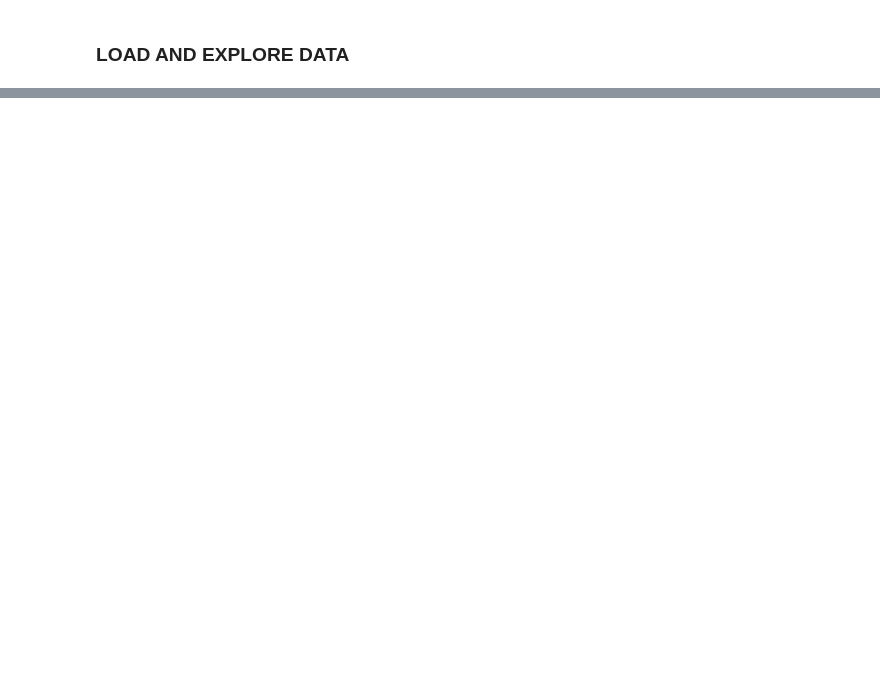
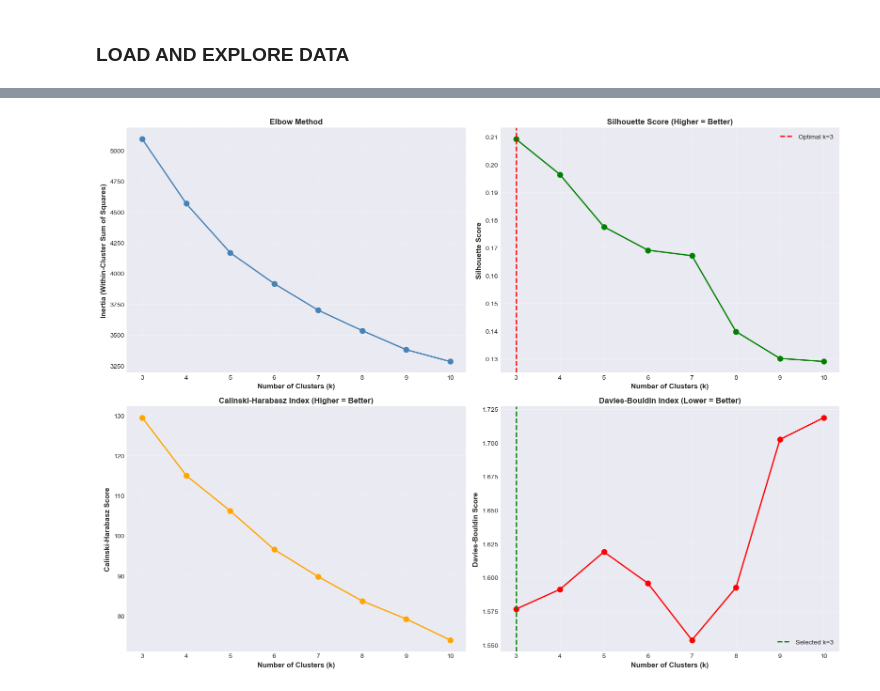
Before and after one commit to andrewkamal/Portfolio-Asset-Clustering, a Jupyter notebook: Portfolio Asset Clustering.ipynb, the cells around one changed output, grey strips where cells are left out. Saved outputs shown, nothing was run; the diff lists cells and outputs as text; code cells hidden in the pictures; blank space fills up the shorter version.

```diff
--- a/Portfolio Asset Clustering.ipynb
+++ b/Portfolio Asset Clustering.ipynb
@@ -434,0 +385,88 @@ Categorical features: 4
+# %%
+print(f"\n{'='*80}")
+print("OPTIMAL NUMBER OF CLUSTERS")
+print(f"{'='*80}")
+
+print("\nTesting K-Means with different cluster numbers...")
+print("Using 3 validation metrics for robust selection:\n")
+
+# Test range of k values
+k_range = range(3, 11)
+inertias = []
+silhouette_scores = []
+calinski_scores = []
+davies_bouldin_scores = []
+
+for k in k_range:
+    kmeans = KMeans(n_clusters=k, random_state=42, n_init=20)
+    labels = kmeans.fit_predict(features_pca)
+
+    inertias.append(kmeans.inertia_)
+    silhouette_scores.append(silhouette_score(features_pca, labels))
+    calinski_scores.append(calinski_harabasz_score(features_pca, labels))
+    davies_bouldin_scores.append(davies_bouldin_score(features_pca, labels))
+
+# Find optimal k based on different metrics
+optimal_k_silhouette = k_range[np.argmax(silhouette_scores)]
+optimal_k_calinski = k_range[np.argmax(calinski_scores)]
+optimal_k_davies = k_range[np.argmin(davies_bouldin_scores)]
+
+print("Metrics by number of clusters:\n")
+print(f"{'k':<4} {'Silhouette':<12} {'Calinski-H':<12} {'Davies-B':<12}")
+print("-" * 48)
+for i, k in enumerate(k_range):
+    marker = " ← OPTIMAL" if k == optimal_k_silhouette else ""
+    print(f"{k:<4} {silhouette_scores[i]:<12.4f} {calinski_scores[i]:<12.2f} {davies_bouldin_scores[i]:<12.4f}{marker}")
+
+print(f"\n{'='*80}")
+print(f"Based on Silhouette Score (higher=better): k = {optimal_k_silhouette}")
+print(f"Based on Calinski-Harabasz (higher=better): k = {optimal_k_calinski}")
+print(f"Based on Davies-Bouldin (lower=better): k = {optimal_k_davies}")
+
+# Use silhouette for final choice (most commonly used)
+optimal_k = optimal_k_silhouette
+print(f"\n✓ SELECTED: k = {optimal_k} clusters (based on Silhouette)")
+
+# Visualization
+fig, axes = plt.subplots(2, 2, figsize=(16, 12))
+
+# Elbow plot
+axes[0, 0].plot(k_range, inertias, 'o-', linewidth=2, markersize=8, color='steelblue')
+axes[0, 0].set_xlabel('Number of Clusters (k)', fontsize=11, fontweight='bold')
+axes[0, 0].set_ylabel('Inertia (Within-Cluster Sum of Squares)', fontsize=11, fontweight='bold')
+axes[0, 0].set_title('Elbow Method', fontsize=12, fontweight='bold')
+axes[0, 0].grid(True, alpha=0.3)
+axes[0, 0].set_xticks(k_range)
+
+# Silhouette scores
+axes[0, 1].plot(k_range, silhouette_scores, 'o-', linewidth=2, markersize=8, color='green')
+axes[0, 1].axvline(x=optimal_k, color='r', linestyle='--', linewidth=2, label=f'Optimal k={optimal_k}')
+axes[0, 1].set_xlabel('Number of Clusters (k)', fontsize=11, fontweight='bold')
+axes[0, 1].set_ylabel('Silhouette Score', fontsize=11, fontweight='bold')
+axes[0, 1].set_title('Silhouette Score (Higher = Better)', fontsize=12, fontweight='bold')
+axes[0, 1].legend(loc='best', fontsize=10)
+axes[0, 1].grid(True, alpha=0.3)
+axes[0, 1].set_xticks(k_range)
+
+# Calinski-Harabasz
+axes[1, 0].plot(k_range, calinski_scores, 'o-', linewidth=2, markersize=8, color='orange')
+axes[1, 0].set_xlabel('Number of Clusters (k)', fontsize=11, fontweight='bold')
+axes[1, 0].set_ylabel('Calinski-Harabasz Score', fontsize=11, fontweight='bold')
+axes[1, 0].set_title('Calinski-Harabasz Index (Higher = Better)', fontsize=12, fontweight='bold')
+axes[1, 0].grid(True, alpha=0.3)
+axes[1, 0].set_xticks(k_range)
+
+# Davies-Bouldin
+axes[1, 1].plot(k_range, davies_bouldin_scores, 'o-', linewidth=2, markersize=8, color='red')
+axes[1, 1].axvline(x=optimal_k, color='g', linestyle='--', linewidth=2, label=f'Selected k={optimal_k}')
+axes[1, 1].set_xlabel('Number of Clusters (k)', fontsize=11, fontweight='bold')
+axes[1, 1].set_ylabel('Davies-Bouldin Score', fontsize=11, fontweight='bold')
+axes[1, 1].set_title('Davies-Bouldin Index (Lower = Better)', fontsize=12, fontweight='bold')
+axes[1, 1].legend(loc='best', fontsize=10)
+axes[1, 1].grid(True, alpha=0.3)
+axes[1, 1].set_xticks(k_range)
+
+plt.tight_layout()
+plt.savefig('04_optimal_clusters.png', dpi=300, bbox_inches='tight')
+plt.show()
+# %% [output]
@@ -434,0 +490 @@ Categorical features: 4
+[figure, added]
```
Also changed, not shown: parts of 19 cells of this notebook, 5 other files.
